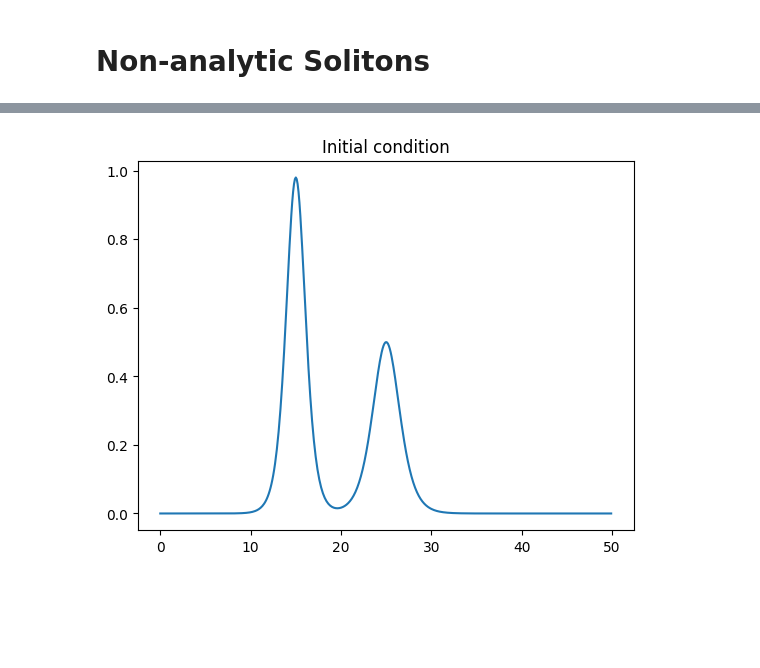
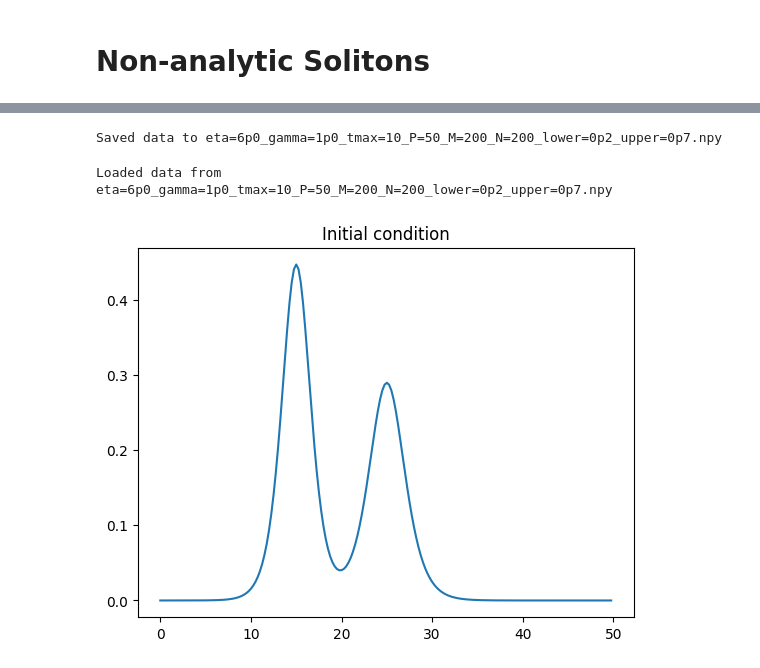
Before and after one commit to Kohmann/master-GAN, a Jupyter notebook: waveEquations/kdv_minimal.ipynb, the cells around one changed output, grey strips where cells are left out. Cells and saved outputs as stored; diff of their text form; code cells hidden in the pictures; blank space fills up the shorter version.

Commit message:
new dataset

```diff
--- a/waveEquations/kdv_minimal.ipynb
+++ b/waveEquations/kdv_minimal.ipynb
@@ -91,11 +91,9 @@ gamma = 1.0
 t_max = 10
 c = 2 # the speed and two times the height of the wave
 P = 50  # period
-M = 500  # number of spatial points
-N = 100 # number of temporal points
-
-k1= 0.70 # upper=0.7, lower
-k2 = .3 #  upper= 0.5, lower
+M = 200  # number of spatial points
+N = 200 # number of temporal points
+lower, upper = .2, .7 # lower and upper bounds for wave init heights
 # Grids
 x, dx = grid(P, M) # spatial grid
 t, dt = grid(t_max, N) # temporal grid
@@ -105,12 +213,22 @@ dx = 0.1, dt = 0.1
+# %%
+twosolotions.save_data()
+# %% [output]
+Saved data to eta=6p0_gamma=1p0_tmax=10_P=50_M=200_N=200_lower=0p2_upper=0p7.npy
+# %%
+twosolotions2 = DatasetTwoCollidingSolitons(eta, gamma, t_max, P, M, N, lower, upper)
+twosolotions2.load_data()
+# %% [output]
+Loaded data from eta=6p0_gamma=1p0_tmax=10_P=50_M=200_N=200_lower=0p2_upper=0p7.npy
 # %%
-k1= 0.70 # upper=0.7, lower
-k2 = .5 # upper= 0.5, lower
+
+k1 = lower + (upper-lower)*np.random.rand()
+k2 = lower + (upper-lower)*np.random.rand()
 
 D1, D2 = difference_matrices(P,M)
 u0 = initial_condition_kdv(x, k1, k2, eta)
 plt.plot(x, u0); plt.title('Initial condition');
 # %% [output]
-[figure, old version]
+[figure, new version]
 # %%
 %%time
 u = np.zeros([t.shape[0], u0.shape[-1]])
```
Also changed, not shown: parts of 7 cells of this notebook.
